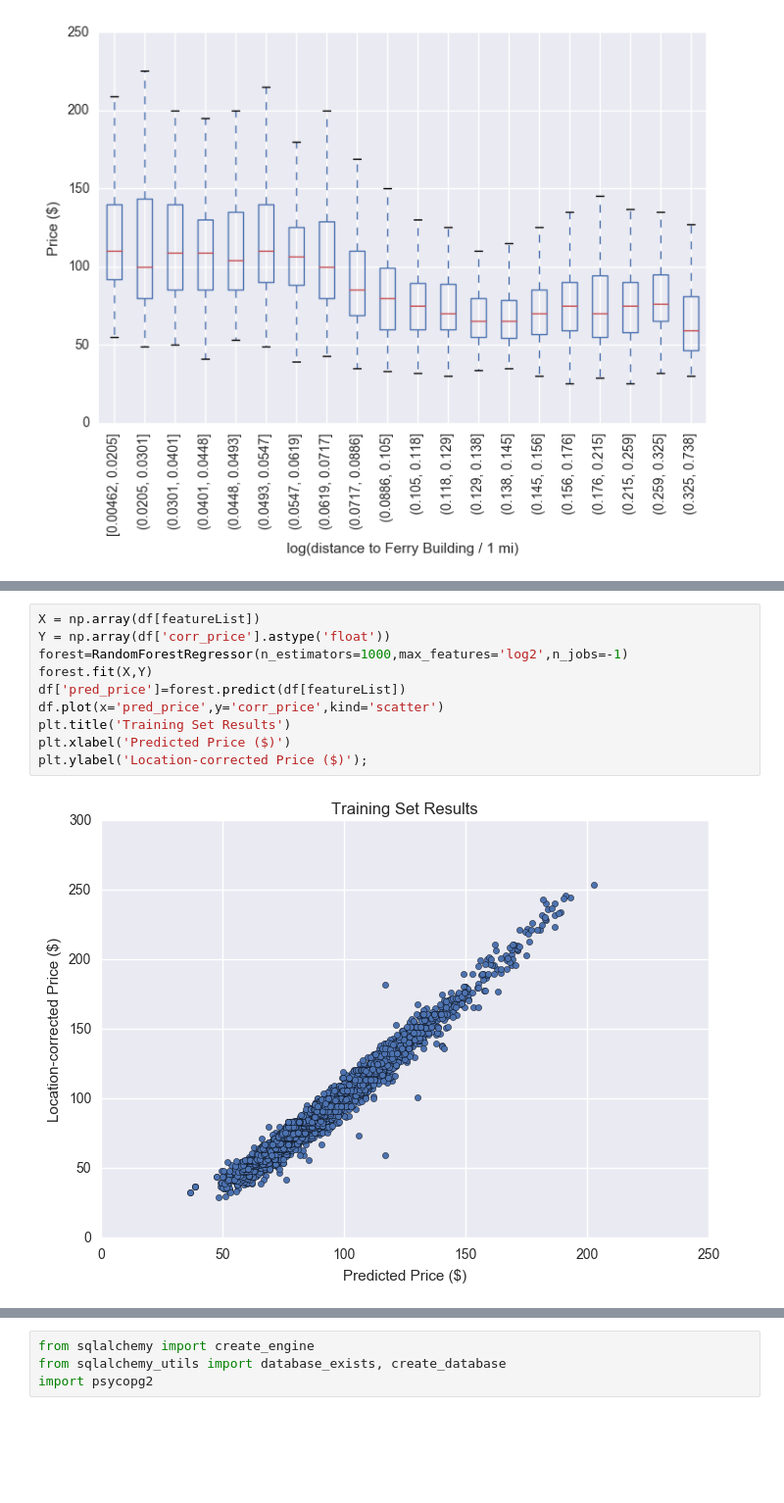
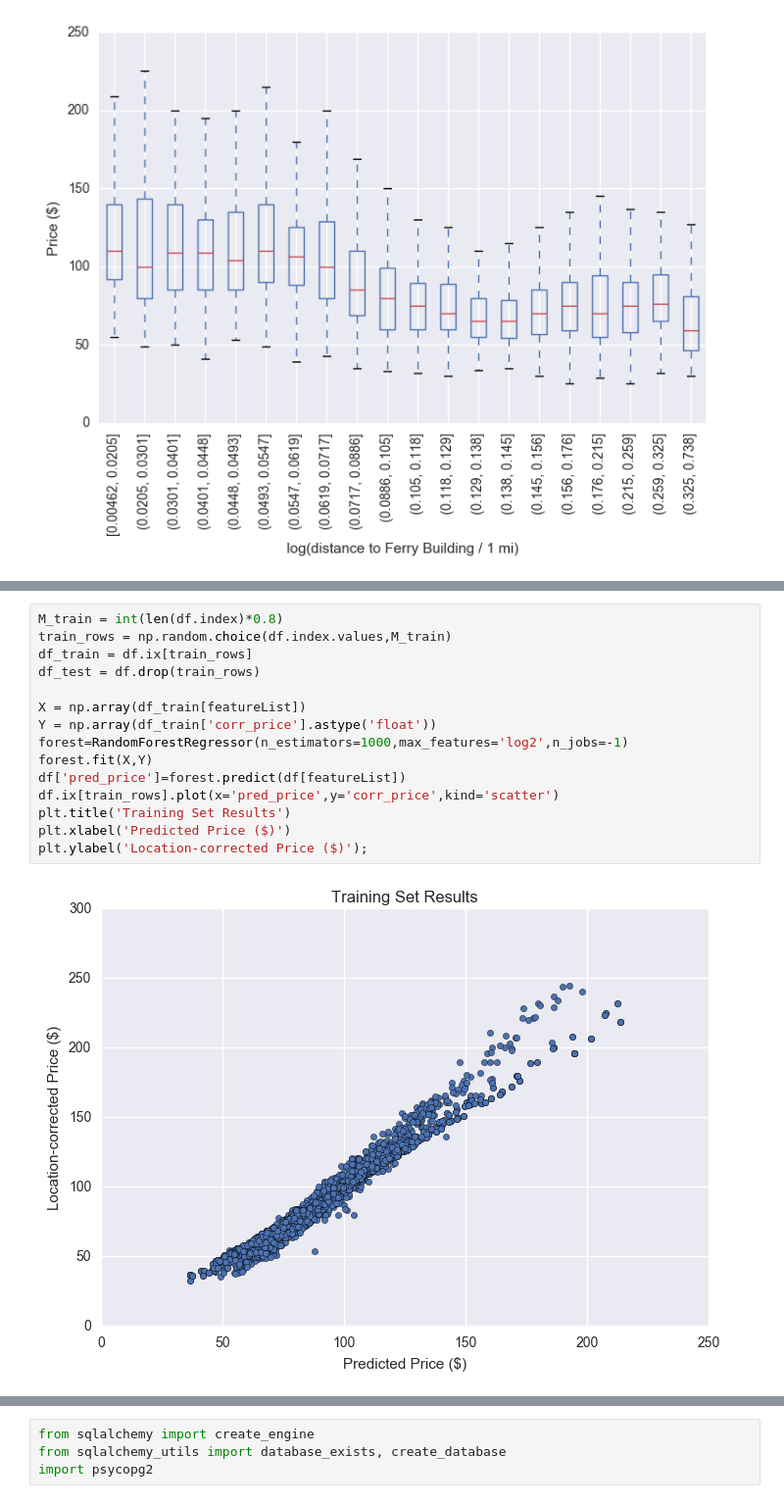
Before and after one commit to btamadio/PricePredictor, a Jupyter notebook: PricePredictor/binary_feature_engineering.ipynb, the cells around one changed output, grey strips where cells are left out. Shown at 98% size. Drawn from its saved outputs; the diff is of its cells as text; blank space fills up the shorter version.

```diff
--- a/PricePredictor/binary_feature_engineering.ipynb
+++ b/PricePredictor/binary_feature_engineering.ipynb
@@ -68,17 +70,22 @@ plt.suptitle('');
 # %% [output]
 [figure]
 # %%
-X = np.array(df[featureList])
-Y = np.array(df['corr_price'].astype('float'))
+M_train = int(len(df.index)*0.8)
+train_rows = np.random.choice(df.index.values,M_train)
+df_train = df.ix[train_rows]
+df_test = df.drop(train_rows)
+
+X = np.array(df_train[featureList])
+Y = np.array(df_train['corr_price'].astype('float'))
 forest=RandomForestRegressor(n_estimators=1000,max_features='log2',n_jobs=-1)
 forest.fit(X,Y)
 df['pred_price']=forest.predict(df[featureList])
-df.plot(x='pred_price',y='corr_price',kind='scatter')
+df.ix[train_rows].plot(x='pred_price',y='corr_price',kind='scatter')
 plt.title('Training Set Results')
 plt.xlabel('Predicted Price ($)')
 plt.ylabel('Location-corrected Price ($)');
 # %% [output]
-[figure, old version]
+[figure, new version]
 # %%
 sns.lmplot('pred_price','corr_price',data=df,scatter=True)
 plt.xlabel('Predicted price ($)');
```
Also changed, not shown: parts of 4 cells of this notebook, 6 other files.
